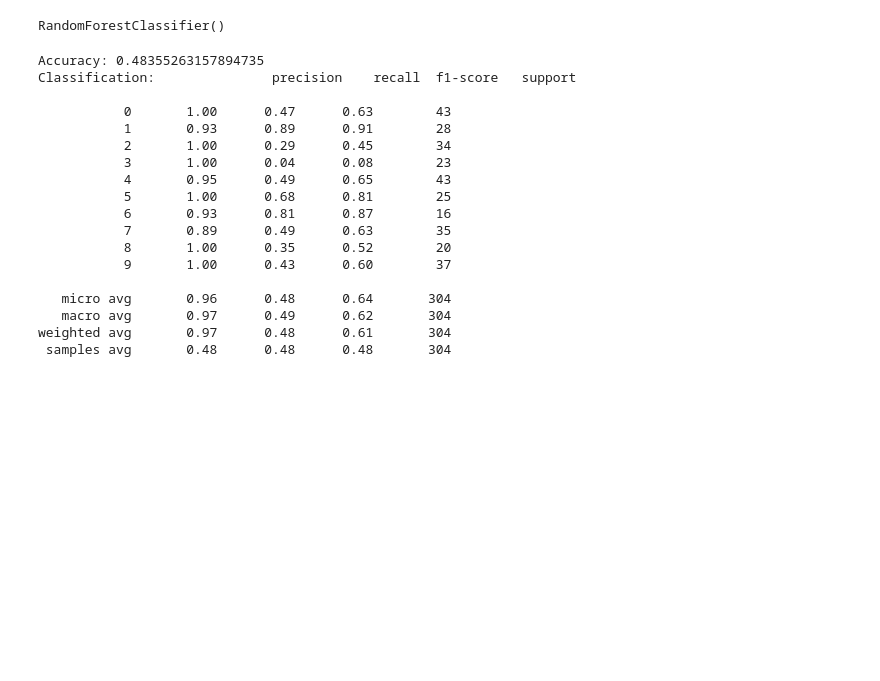
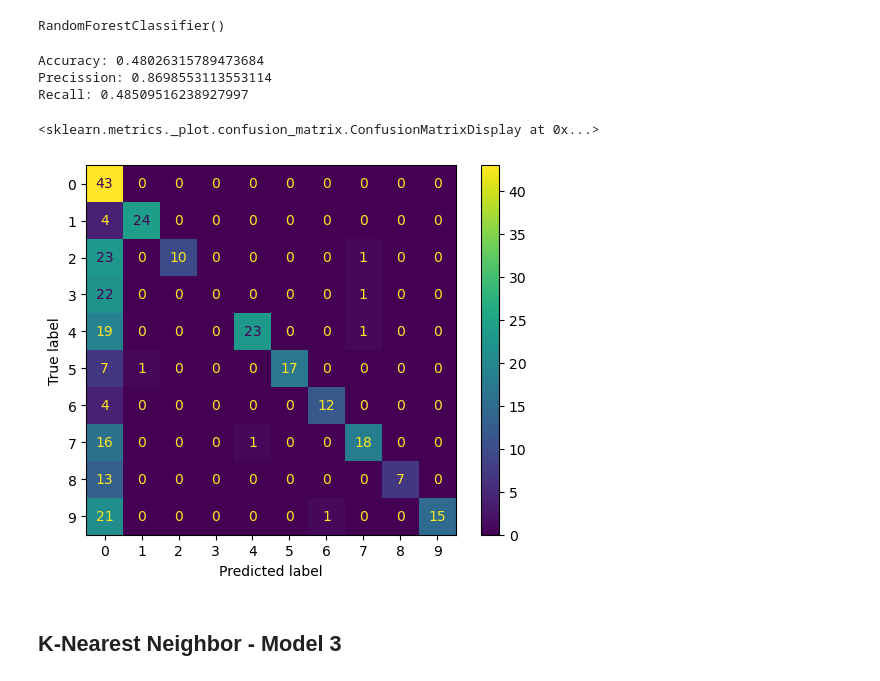
Before and after one commit to Kellyajara/Music_Classification, a Jupyter notebook: Models.ipynb, the cells around one changed output. Cells and saved outputs as stored; diff of their text form; code cells hidden in the pictures; blank space fills up the shorter version.

```diff
--- a/Models.ipynb
+++ b/Models.ipynb
@@ -231,27 +280,22 @@ RandomForestClassifier()
 # %%
 rf_pred = rf.predict(X_test_scaled)
 # %%
-rf_acc = accuracy_score(y_test, rf_pred)
-print("Accuracy:", rf_acc)
-
-rf_rpt = classification_report(y_test, rf_pred)
-print("Classification:",rf_rpt)
+rf_accuracy = accuracy_score(y_test, rf_pred)
+print('Accuracy:', rf_accuracy)
+rf_precision = precision_score(y_test, rf_pred, average = 'macro')
+print('Precission:',rf_precision)
+rf_recall = recall_score(y_test, rf_pred, average = 'macro')
+print('Recall:',rf_recall)
 # %% [output]
-Accuracy: 0.48355263157894735
-Classification:               precision    recall  f1-score   support
-
-           0       1.00      0.47      0.63        43
-           1       0.93      0.89      0.91        28
-           2       1.00      0.29      0.45        34
-           3       1.00      0.04      0.08        23
-           4       0.95      0.49      0.65        43
-           5       1.00      0.68      0.81        25
-           6       0.93      0.81      0.87        16
-           7       0.89      0.49      0.63        35
-           8       1.00      0.35      0.52        20
-           9       1.00      0.43      0.60        37
-
-   micro avg       0.96      0.48      0.64       304
-   macro avg       0.97      0.49      0.62       304
-weighted avg       0.97      0.48      0.61       304
- samples avg       0.48      0.48      0.48       304
+Accuracy: 0.48026315789473684
+Precission: 0.8698553113553114
+Recall: 0.48509516238927997
+# %%
+rf_cm =confusion_matrix(y_test.values.argmax(axis=1),
+                        rf_pred.argmax(axis=1));
+ConfusionMatrixDisplay(rf_cm).plot()
+# %% [output]
+<sklearn.metrics._plot.confusion_matrix.ConfusionMatrixDisplay at 0x...>
+[figure, added]
+# %% [markdown]
+## K-Nearest Neighbor - Model 3
```
Also changed, not shown: parts of 29 cells of this notebook.
